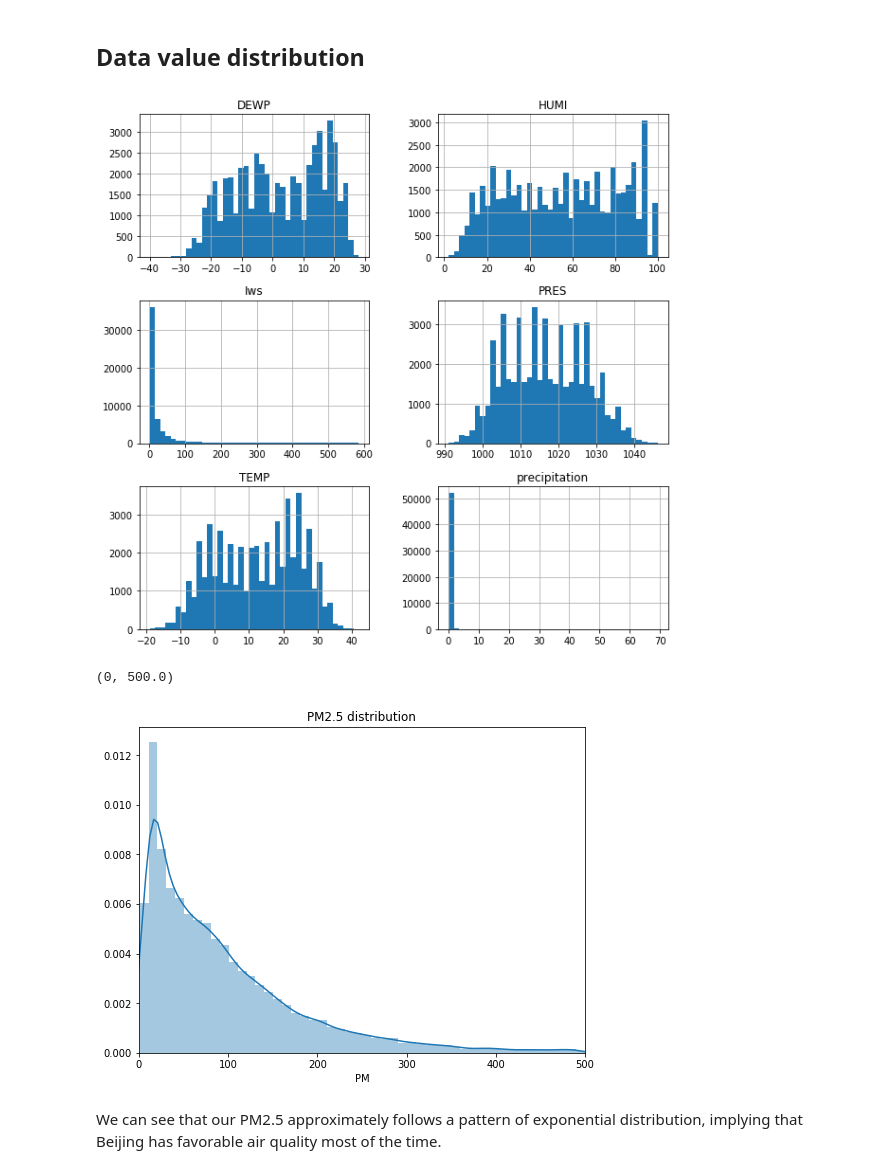
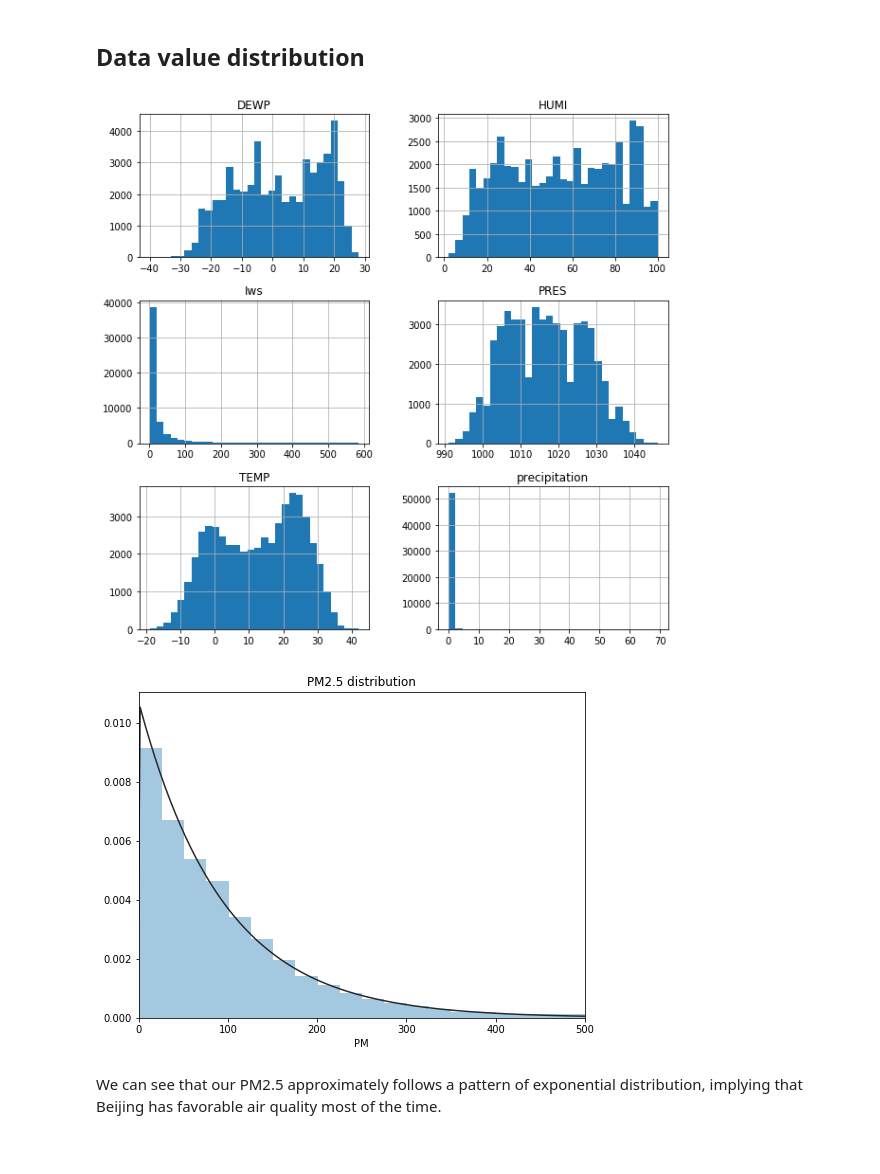
Before and after one commit to TravorLZH/pm25, a Jupyter notebook: pm25_visualization.ipynb, the cells around one changed output. Cells and saved outputs as stored; diff of their text form; code cells hidden in the pictures.

Commit message:
Add more graphs
* pm25_visualization.ipynb: Add code to save box plots and histograms
* pm25_features.ipynb: Fixed minor errors
* graphs/*: Generated more graphs

```diff
--- a/pm25_visualization.ipynb
+++ b/pm25_visualization.ipynb
@@ -30,17 +30,20 @@ data[included].describe()
 # %% [markdown]
 ## Data value distribution
 # %%
-_=data.hist(bins=40,figsize=(10,10),column=included^["PM"])
+_=data.hist(bins=30,figsize=(10,10),column=included^["PM"])
+plt.savefig("graphs/met_dist.png")
 # %% [output]
-[figure, old version]
+[figure, new version]
 # %%
+from scipy.stats import expon
+
 plt.figure(figsize=(8,6))
-ax=sns.distplot(data["PM"])
+ax=sns.distplot(data["PM"],norm_hist=False,bins=20,kde=False,fit=expon)
 ax.set_title("PM2.5 distribution")
 ax.set_xlim(0,data["PM"].max())
+plt.savefig("graphs/pm_dist.png")
 # %% [output]
-(0, 500.0)
-[figure, old version]
+[figure, new version]
 # %% [markdown]
 We can see that our PM2.5 approximately follows a pattern of exponential distribution, implying that Beijing has favorable air quality most of the time.
 # %%
```
Also changed, not shown: parts of 6 cells of this notebook, 9 other files.
